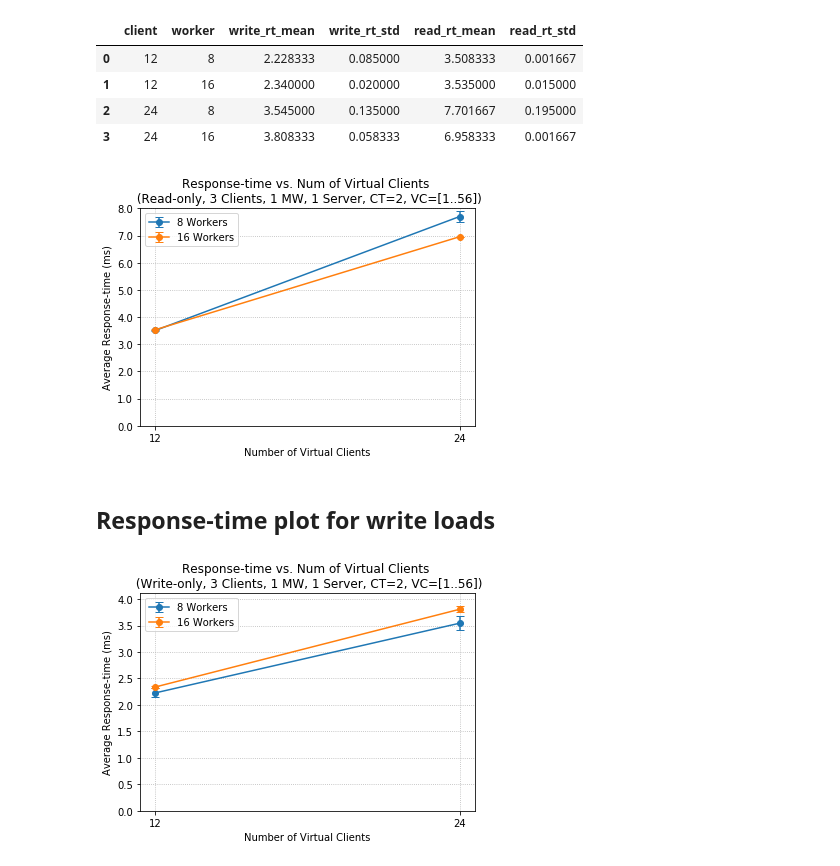
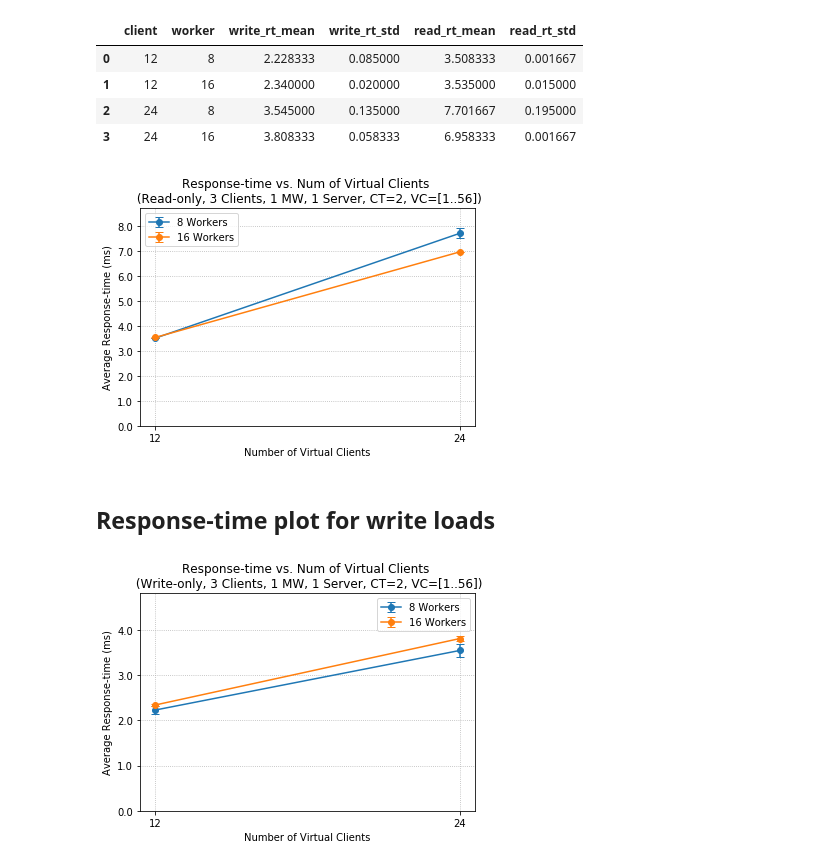
Before and after one commit to florianmorath/ASL_project, a Jupyter notebook: scripts/2_BaselineWithMW/plot_mem-logs_one_mw.ipynb, the cells around one changed output. Cells and saved outputs as stored; diff of their text form; code cells hidden in the pictures.

```diff
--- a/scripts/2_BaselineWithMW/plot_mem-logs_one_mw.ipynb
+++ b/scripts/2_BaselineWithMW/plot_mem-logs_one_mw.ipynb
@@ -10,7 +10,7 @@ import pandas as pd
 ## Adjust date of processed csv files
 # %%
 date = '2018-11-02_12h11'
-worker_list = [8,16]
+worker_list = [8,16,32,64]
 base_path = '/Users/florianmorath/Desktop/ASL_project/scripts/2_BaselineWithMW/processed_data/one_mw/' + date + '/'
 # %% [markdown]
 ## Throughput plot for read loads
@@ -122,7 +122,7 @@ plt.grid(linestyle = "dotted")
 plt.ylabel("Average Response-time (ms)")
 plt.xlabel("Number of Virtual Clients")
 plt.xticks([0] + np.array(vcs))
-plt.ylim(bottom=0, top=np.max(df_rt['read_rt_mean'])+0.3)
+plt.ylim(bottom=0, top=np.max(df_rt['read_rt_mean'])+1)
 plt.legend()
 
 ax = plt.gca()
@@ -131,34 +131,34 @@ ax.yaxis.set_major_formatter(tick.FuncFormatter(y_fmt))
 plt.show()
 f.savefig("/Users/florianmorath/Desktop/ASL_project/scripts/2_BaselineWithMW/processed_data/one_mw/"+date+"/one_mw_mem_rt_read.png", dpi = 150)
 # %% [output]
-[figure, old version]
+[figure, new version]
 # %% [markdown]
 ## Response-time plot for write loads
 # %%
 f = plt.figure()
 plt.title("Response-time vs. Num of Virtual Clients \n (Write-only, 3 Clients, 1 MW, 1 Server, CT=2, VC=[1..56])")
 
 for worker in worker_list:
     # extract values of interest
     df_rt_cut = df_rt[(df_rt.worker == worker)]
 
     vcs = df_rt_cut['client']
     tps = df_rt_cut['write_rt_mean']
     std = df_rt_cut['write_rt_std']
 
     plt.errorbar(x = vcs, y = tps, yerr = std, label = "{} Workers".format(worker), capsize = 4, marker='o')
 
 plt.grid(linestyle = "dotted")
 plt.ylabel("Average Response-time (ms)")
 plt.xlabel("Number of Virtual Clients")
 plt.xticks([0] + np.array(vcs))
-plt.ylim(bottom=0, top=np.max(df_rt['write_rt_mean'])+0.3)
+plt.ylim(bottom=0, top=np.max(df_rt['write_rt_mean'])+1)
 plt.legend()
 
 ax = plt.gca()
 ax.yaxis.set_major_formatter(tick.FuncFormatter(y_fmt))
 
 plt.show()
 f.savefig("/Users/florianmorath/Desktop/ASL_project/scripts/2_BaselineWithMW/processed_data/one_mw/"+date+"/one_mw_mem_rt_read.png", dpi = 150)
 # %% [output]
-[figure, old version]
+[figure, new version]
```
Also changed, not shown: parts of 2 cells of this notebook, 12 other files.
